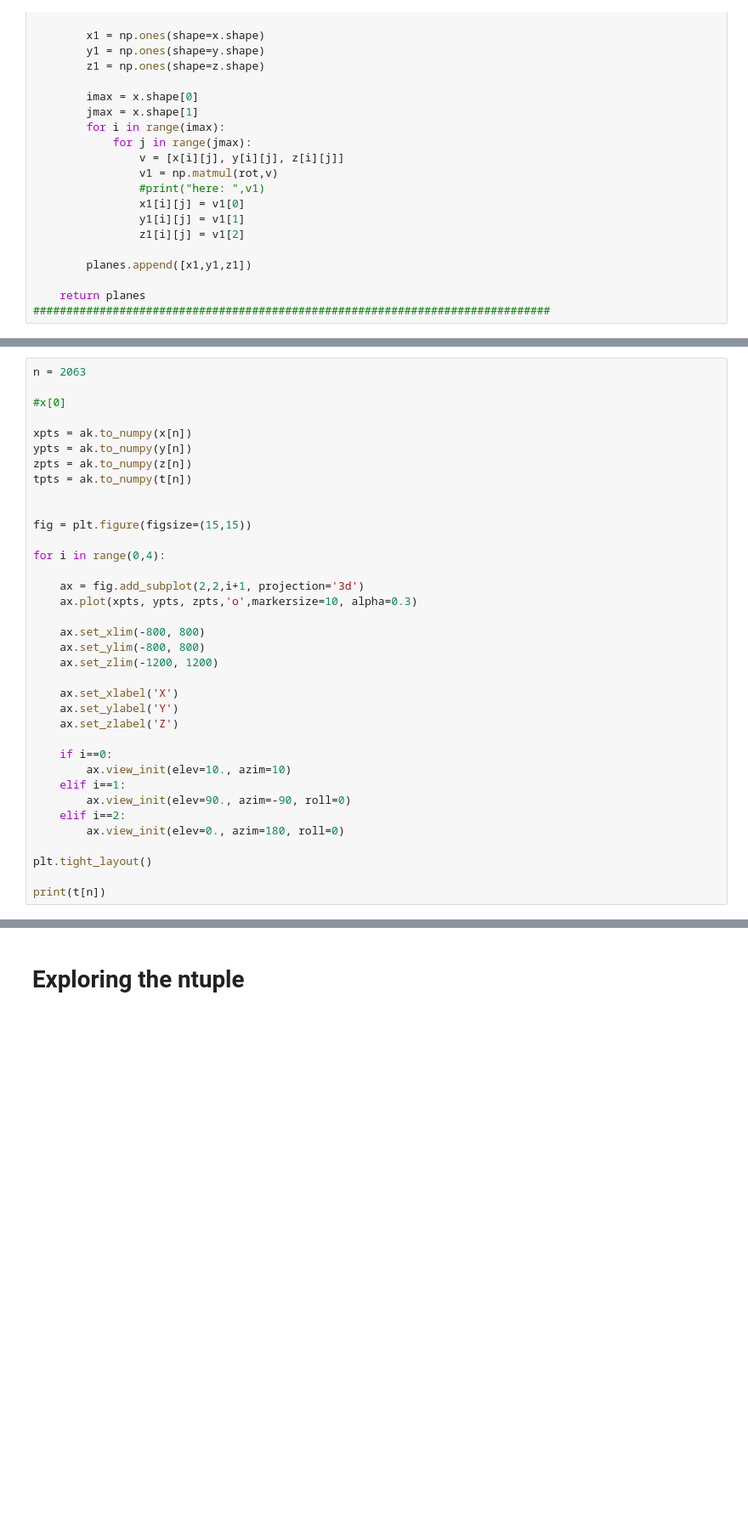
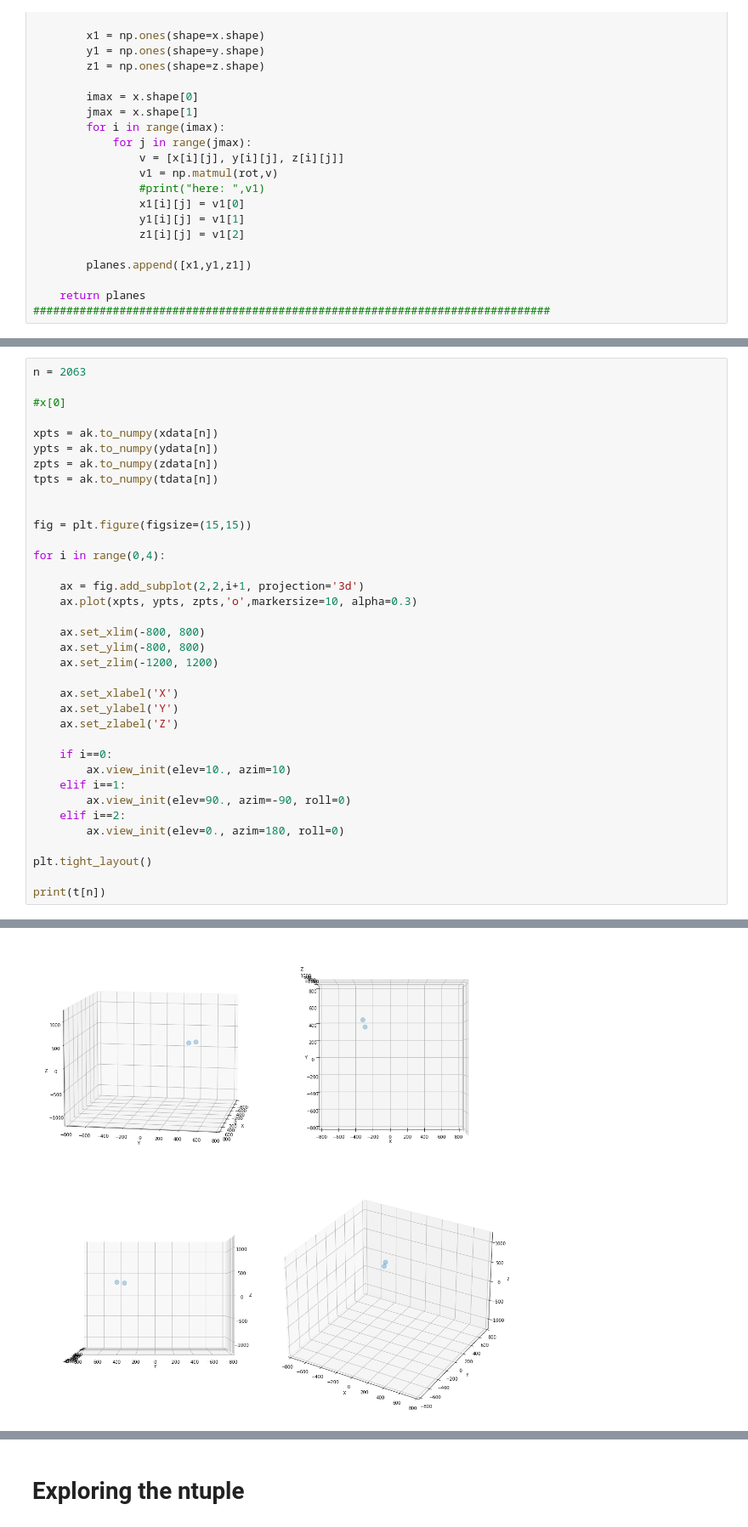
Before and after one commit to mattbellis/earthshine, a Jupyter notebook: CMS_muon_work/explore_uscb_ntuples.ipynb, the cells around one changed output, grey strips where cells are left out. Shown at 85% size. Saved outputs shown, nothing was run; the diff lists cells and outputs as text; blank space fills up the shorter version.

```diff
--- a/CMS_muon_work/explore_uscb_ntuples.ipynb
+++ b/CMS_muon_work/explore_uscb_ntuples.ipynb
@@ -179,10 +229,10 @@ n = 2063
 
 #x[0]
 
-xpts = ak.to_numpy(x[n])
-ypts = ak.to_numpy(y[n])
-zpts = ak.to_numpy(z[n])
-tpts = ak.to_numpy(t[n])
+xpts = ak.to_numpy(xdata[n])
+ypts = ak.to_numpy(ydata[n])
+zpts = ak.to_numpy(zdata[n])
+tpts = ak.to_numpy(tdata[n])
 
 
 fig = plt.figure(figsize=(15,15))
@@ -210,3 +260,4 @@ for i in range(0,4):
 plt.tight_layout()
 
 print(t[n])
+# %% [output]
@@ -213,2 +265,3 @@ print(t[n])
+[figure, added]
 # %%
 ak.num(x)
```
Also changed, not shown: parts of 24 cells of this notebook, 2 other files.
